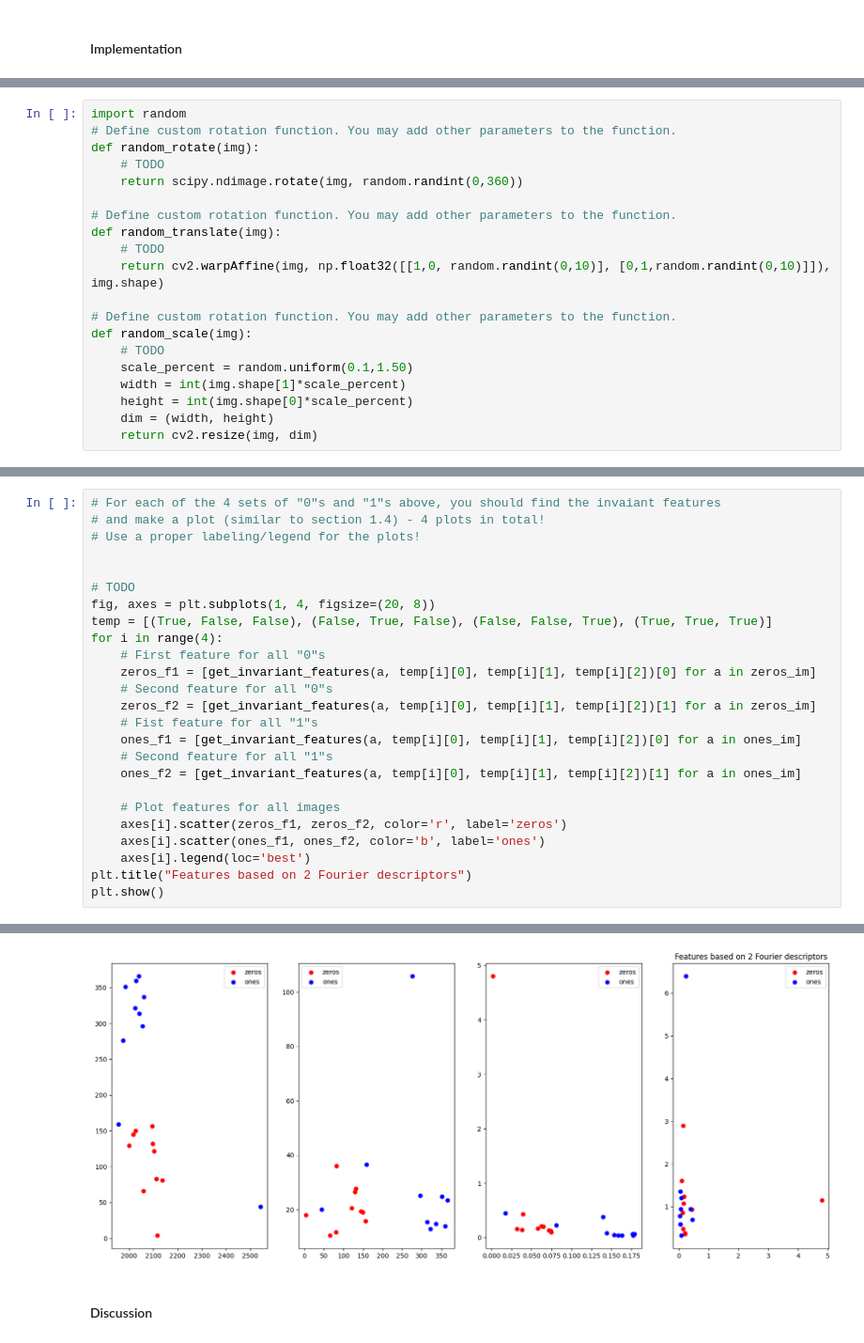
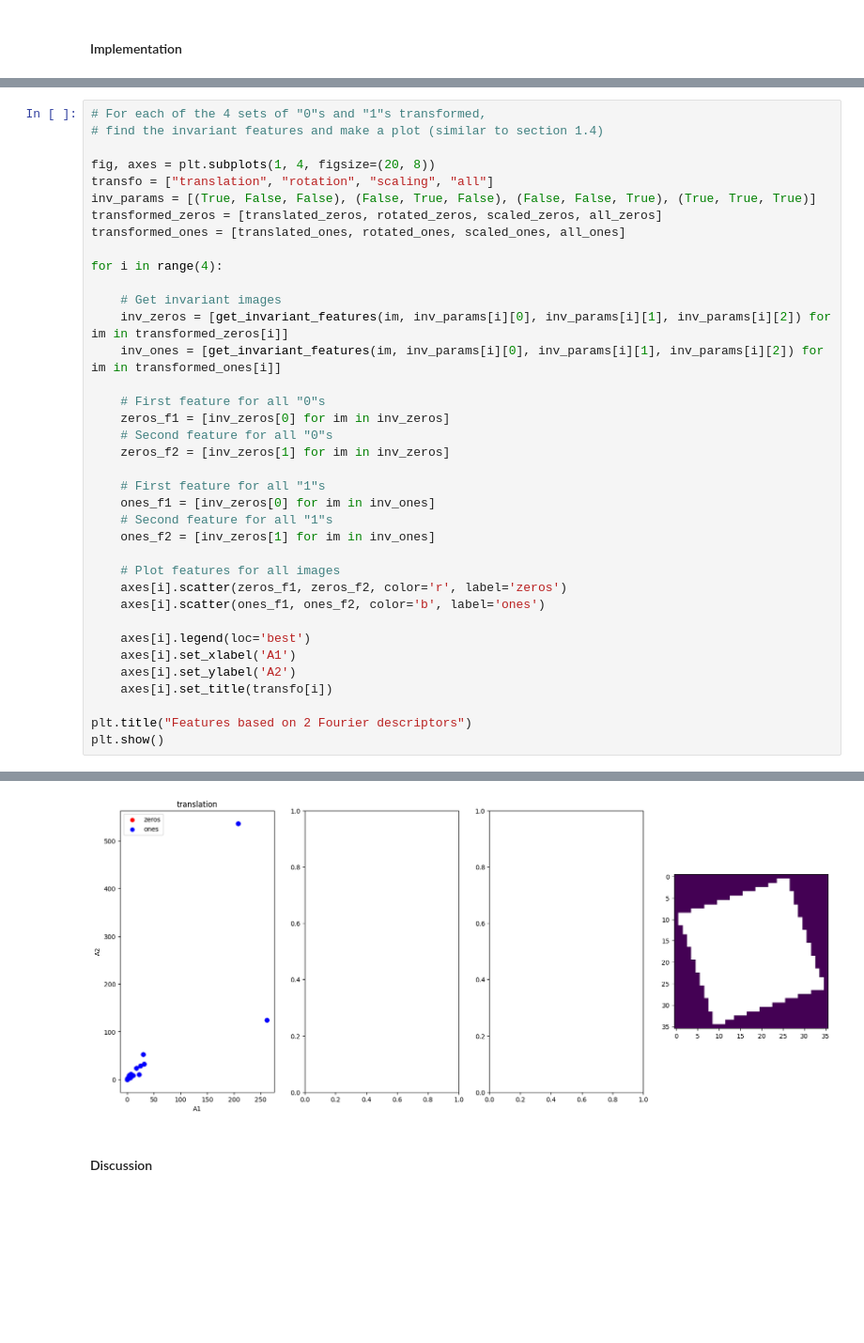
Before and after one commit to sirogosig/EE-451_code, a Jupyter notebook: labs/lab_02_object_description.ipynb, the cells around one changed output, grey strips where cells are left out. Shown at 94% size. Saved outputs shown, nothing was run; the diff lists cells and outputs as text; blank space fills up the shorter version.

```diff
--- a/labs/lab_02_object_description.ipynb
+++ b/labs/lab_02_object_description.ipynb
@@ -377,23 +410,3 @@ def get_invariant_features(img, inv_to_rotation=False, inv_to_translation=False,
         descriptors = descriptors[1:]/descriptors[:-1]
 
     return np.absolute(descriptors)
-# %%
-import random
-# Define custom rotation function. You may add other parameters to the function.
-def random_rotate(img):
-    # TODO
-    return scipy.ndimage.rotate(img, random.randint(0,360))
-
-# Define custom rotation function. You may add other parameters to the function.
-def random_translate(img):
-    # TODO
-    return cv2.warpAffine(img, np.float32([[1,0, random.randint(0,10)], [0,1,random.randint(0,10)]]), img.shape)
-
-# Define custom rotation function. You may add other parameters to the function.
-def random_scale(img):
-    # TODO
-    scale_percent = random.uniform(0.1,1.50)
-    width = int(img.shape[1]*scale_percent)
-    height = int(img.shape[0]*scale_percent)
-    dim = (width, height)
-    return cv2.resize(img, dim)
@@ -418,26 +503,38 @@ transformed_images_ones = [random_scale(random_translate(random_rotate(img))) fo
 # %%
-# For each of the 4 sets of "0"s and "1"s above, you should find the invaiant features
-# and make a plot (similar to section 1.4) - 4 plots in total!
-# Use a proper labeling/legend for the plots!
+# For each of the 4 sets of "0"s and "1"s transformed,
+# find the invariant features and make a plot (similar to section 1.4)
 
+fig, axes = plt.subplots(1, 4, figsize=(20, 8))
+transfo = ["translation", "rotation", "scaling", "all"]
+inv_params = [(True, False, False), (False, True, False), (False, False, True), (True, True, True)]
+transformed_zeros = [translated_zeros, rotated_zeros, scaled_zeros, all_zeros]
+transformed_ones = [translated_ones, rotated_ones, scaled_ones, all_ones]
 
-# TODO
-fig, axes = plt.subplots(1, 4, figsize=(20, 8))
-temp = [(True, False, False), (False, True, False), (False, False, True), (True, True, True)]
 for i in range(4):
+
+    # Get invariant images
+    inv_zeros = [get_invariant_features(im, inv_params[i][0], inv_params[i][1], inv_params[i][2]) for im in transformed_zeros[i]]
+    inv_ones = [get_invariant_features(im, inv_params[i][0], inv_params[i][1], inv_params[i][2]) for im in transformed_ones[i]]
+
     # First feature for all "0"s
-    zeros_f1 = [get_invariant_features(a, temp[i][0], temp[i][1], temp[i][2])[0] for a in zeros_im]
+    zeros_f1 = [inv_zeros[0] for im in inv_zeros]
     # Second feature for all "0"s
-    zeros_f2 = [get_invariant_features(a, temp[i][0], temp[i][1], temp[i][2])[1] for a in zeros_im]
-    # Fist feature for all "1"s
-    ones_f1 = [get_invariant_features(a, temp[i][0], temp[i][1], temp[i][2])[0] for a in ones_im]
+    zeros_f2 = [inv_zeros[1] for im in inv_zeros]
+
+    # First feature for all "1"s
+    ones_f1 = [inv_zeros[0] for im in inv_ones]
     # Second feature for all "1"s
-    ones_f2 = [get_invariant_features(a, temp[i][0], temp[i][1], temp[i][2])[1] for a in ones_im]
+    ones_f2 = [inv_zeros[1] for im in inv_ones]
 
     # Plot features for all images
     axes[i].scatter(zeros_f1, zeros_f2, color='r', label='zeros')
     axes[i].scatter(ones_f1, ones_f2, color='b', label='ones')
+
     axes[i].legend(loc='best')
+    axes[i].set_xlabel('A1')
+    axes[i].set_ylabel('A2')
+    axes[i].set_title(transfo[i])
+
 plt.title("Features based on 2 Fourier descriptors")
 plt.show()
 # %% [output]
@@ -444,4 +559,4 @@ plt.show()
-[figure, old version]
+[figure, new version]
 # %% [markdown]
 #### Discussion
 # %% [markdown]
```
Also changed, not shown: parts of 42 cells of this notebook.
